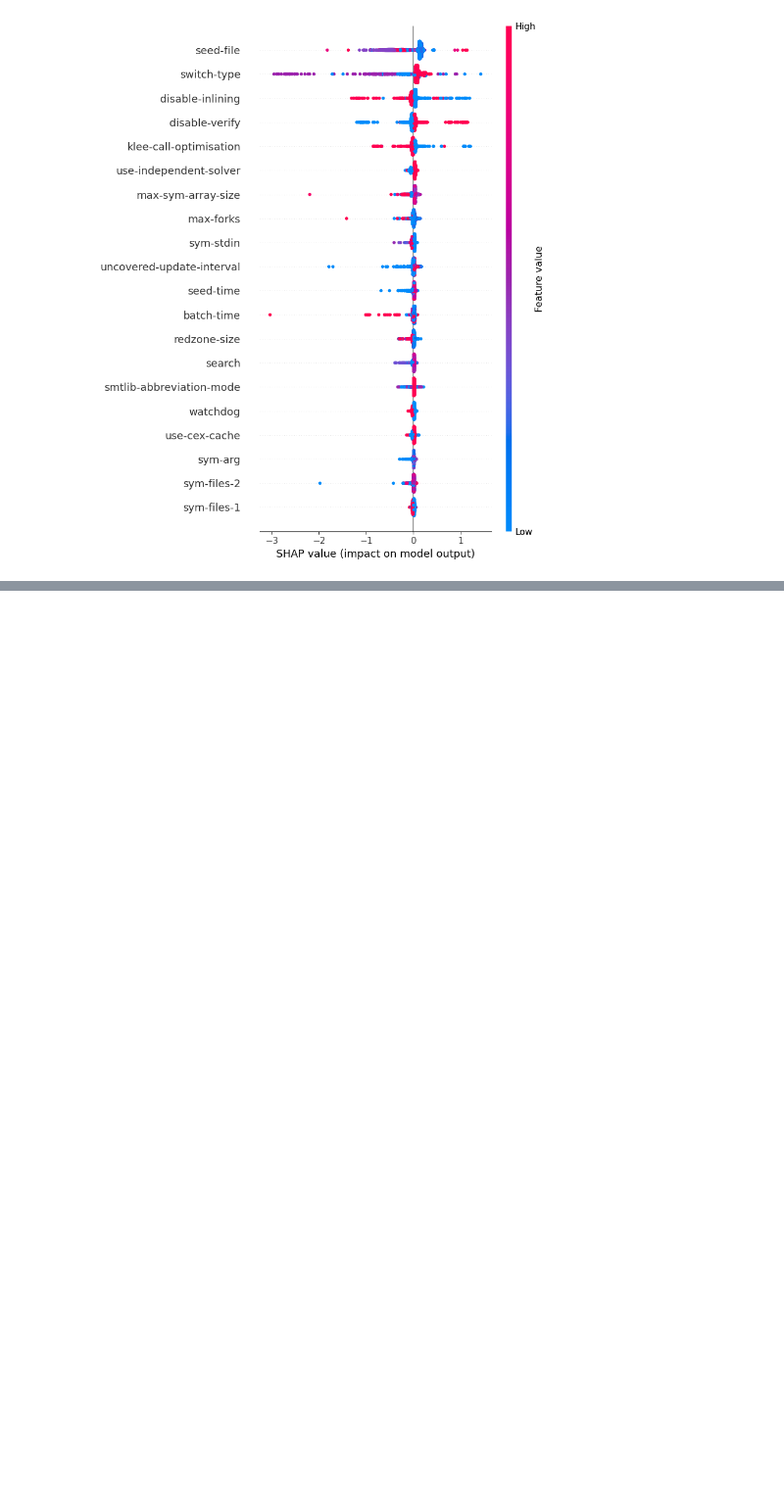
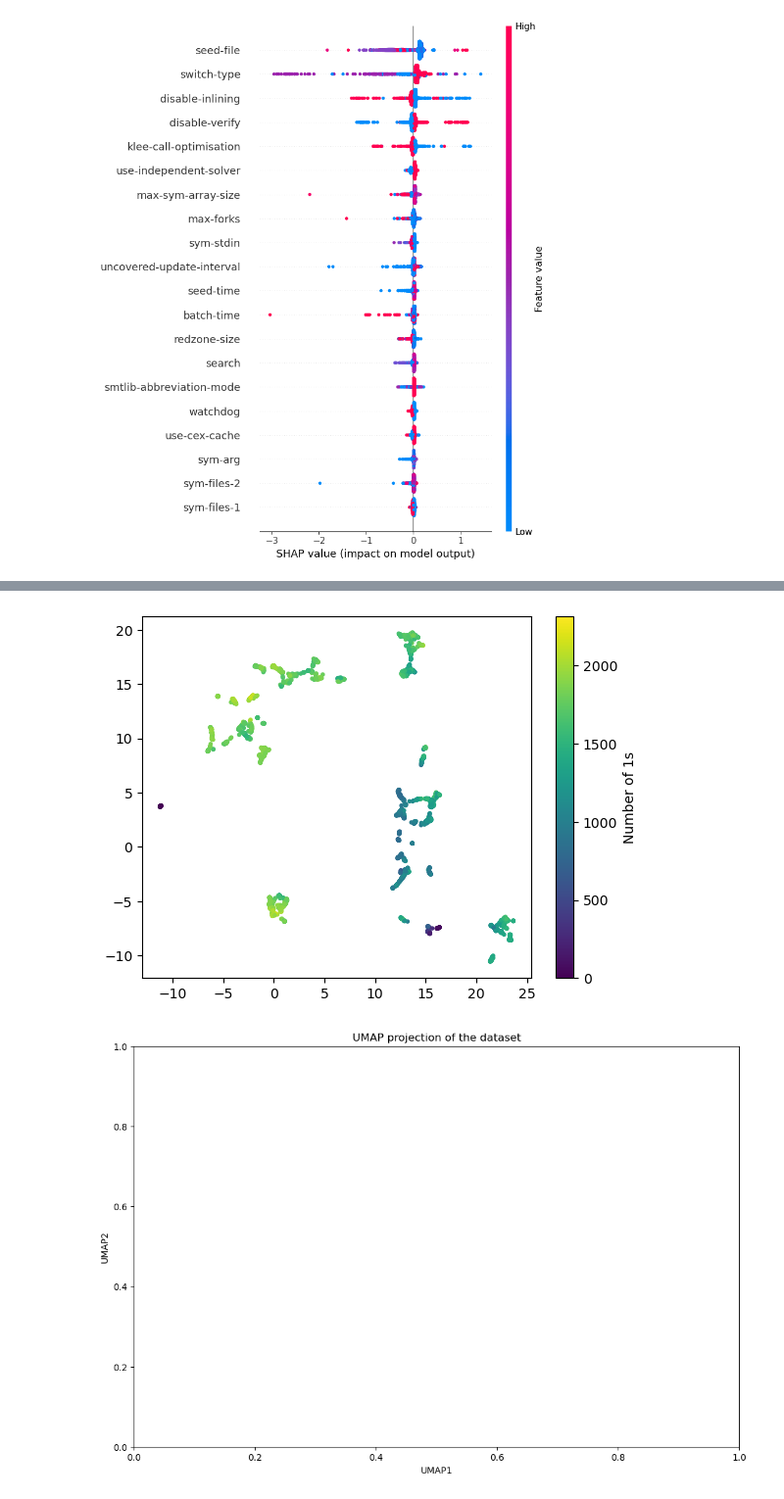
Before and after one commit to sth49/Symetra, a Jupyter notebook: preprocessing.ipynb, the cells around one changed output, grey strips where cells are left out. Shown at 98% size. Saved outputs shown, nothing was run; the diff lists cells and outputs as text; code cells hidden in the pictures; blank space fills up the shorter version.

Commit message:
[Add] transforming coverage set dataset

```diff
--- a/preprocessing.ipynb
+++ b/preprocessing.ipynb
@@ -265,0 +332,3 @@ df.to_json('shap_values.json', orient='records')
+# %%
+df = pd.read_csv('coverage_set.csv')
+df
@@ -265,0 +349,31 @@ df.to_json('shap_values.json', orient='records')
+# %%
+import pandas as pd
+import numpy as np
+import umap
+import matplotlib.pyplot as plt
+from matplotlib.colors import Normalize
+# 데이터 준비
+X = df.values
+# 각 trial의 1의 개수 계산
+ones_count = X.sum(axis=1)
+
+# UMAP 모델 생성 및 학습
+reducer = umap.UMAP(n_neighbors=15, min_dist=0.1, n_components=2, random_state=42)
+embedding = reducer.fit_transform(X)
+# 색상 정규화
+norm = Normalize(vmin=ones_count.min(), vmax=ones_count.max())
+
+scatter = plt.scatter(embedding[:, 0], embedding[:, 1],
+                      c=ones_count, cmap='viridis',
+                      s=5, norm=norm)
+
+# 결과 시각화
+plt.figure(figsize=(12, 8))
+plt.colorbar(scatter, label='Number of 1s')
+plt.title('UMAP projection of the dataset')
+plt.xlabel('UMAP1')
+plt.ylabel('UMAP2')
+plt.show()
+# %% [output]
+[figure, added]
+[figure, added]
```
Also changed, not shown: parts of 11 cells of this notebook, 3 other files.
